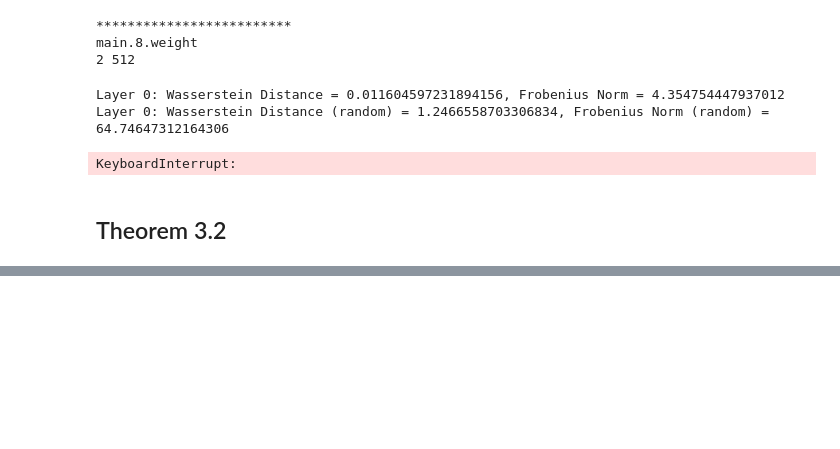
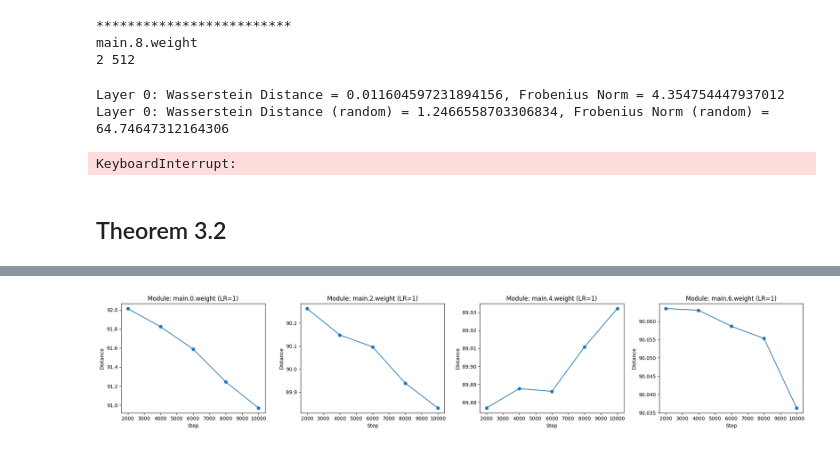
Before and after one commit to jkdxg8837/Diffusion_One, a Jupyter notebook: theorem_veri.ipynb, the cells around one changed output, grey strips where cells are left out. Drawn from its saved outputs; the diff is of its cells as text; code cells hidden in the pictures; blank space fills up the shorter version.

```diff
--- a/theorem_veri.ipynb
+++ b/theorem_veri.ipynb
@@ -429,0 +317,88 @@ plt.show()
+# %%
+from peft import LoraConfig, get_peft_model, PeftModel, PeftConfig
+# checkpoint_steps = [1999,7999,13999,19999]
+vf_lora_reinit = MLP(input_dim=2, time_dim=1, hidden_dim=hidden_dim).to(device)
+lora_config = LoraConfig(
+    r=8,
+    lora_alpha=16,
+    target_modules=["main.0", "main.2", "main.4", "main.6"],  # target Linear layers in MLP
+    init_lora_weights="gaussian",
+)
+vf_lora_reinit = get_peft_model(vf_lora_reinit, lora_config)
+# print(vf.state_dict()['base_model.model.main.8.lora_A.default.weight'].shape)
+
+gamma = 9
+with open(f'/home/u5649209/workspace/flow_matching/ckpts/raw_model_gradients/models_grads_step19999.pkl', 'rb') as f:
+    named_grad = pickle.load(f)
+_ = reinit_lora(vf_lora_reinit, gamma, named_grad)
+state_dict = vf_lora_reinit.state_dict()
+
+
+layer_num  = [0, 2, 4, 6]
+
+# Select modules for comparison
+module_list = ["main.0.weight", "main.0.bias", "main.2.weight", "main.2.bias",
+                   "main.4.weight", "main.4.bias", "main.6.weight", "main.6.bias",
+                #    "main.8.weight", "main.8.bias"
+                ]
+checkpoint_steps = [1999, 3999, 5999, 7999, 9999]
+
+
+
+
+
+distance_module_dict = {}
+# Calculate distance between original weights + lora_weights & trained weights
+for ckpt in checkpoint_steps:
+
+    weight_path = f'/home/u5649209/workspace/flow_matching/ckpts/weights/lora_weights_{ckpt+1}'
+    # Full model finetuned weights
+    # peft_config = PeftConfig.from_pretrained(weight_path)
+    vf_lora_compare = MLP(input_dim=2, time_dim=1, hidden_dim=hidden_dim).to(device)
+    vf_lora_compare = PeftModel.from_pretrained(vf_lora_compare, weight_path)
+
+    print(weight_path)
+    for i in range(4):
+        module = f'main.{layer_num[i]}.weight'
+        if 'bias' in module:
+            continue
+        compared_weights = loaded_weights[module].to(device)
+
+        loraB_weights = state_dict[f'base_model.model.main.{layer_num[i]}.lora_B.default.weight']
+        loraA_weights = state_dict[f'base_model.model.main.{layer_num[i]}.lora_A.default.weight']
+        lora_combined_weights = loraB_weights @ loraA_weights
+
+        # Load lora_combined weights for the compare model
+        loraB_weights_compare = vf_lora_compare.state_dict()[f'base_model.model.main.{layer_num[i]}.lora_B.default.weight']
+        loraA_weights_compare = vf_lora_compare.state_dict()[f'base_model.model.main.{layer_num[i]}.lora_A.default.weight']
+        lora_combined_weights_compare = loraB_weights_compare @ loraA_weights_compare
+
+        # distance = torch.norm(after_optimization_weights - weights).item()
+        # distance = wasserstein_distance(after_optimization_weights.cpu().numpy().flatten(), weights.cpu().numpy().flatten())
+        dot_product = np.dot(lora_combined_weights_compare.flatten().cpu().numpy(), lora_combined_weights.flatten().cpu().numpy())
+        norm_after = np.linalg.norm(lora_combined_weights_compare.flatten().cpu().numpy())
+        norm_weights = np.linalg.norm(lora_combined_weights.flatten().cpu().numpy())
+        distance = np.arccos(np.clip(dot_product / (norm_after * norm_weights), -1.0, 1.0)) / np.pi * 180
+        # Print the step, module, learning rate, and distance
+        # print(f"Step: {step}, Module: {module}, LR: {lr}, Distance: {distance}")
+        print(f"Step: {ckpt}, Module: {module}, LR: {lr}, Distance: {distance}")
+        distance_module_dict[(ckpt, module, 1)] = distance
+
+# Plot distance vs step for learning rate = 1
+lr_fixed = 1
+modules = [m for m in module_list if 'bias' not in m]
+fig, axs = plt.subplots(1, len(modules), figsize=(5 * len(modules), 4))
+if len(modules) == 1:
+    axs = [axs]
+for idx, module in enumerate(modules):
+    steps = checkpoint_steps
+    distances = [distance_module_dict[(step, module, lr_fixed)] for step in steps]
+    axs[idx].plot(steps, distances, marker='o')
+    axs[idx].set_xlabel("Step")
+    axs[idx].set_ylabel("Distance")
+    axs[idx].set_title(f"Module: {module} (LR={lr_fixed})")
+print(distance_module_dict[(1999, 'main.0.weight', 1)])
+plt.tight_layout()
+plt.savefig("distance_vs_step_lr1.png")
+plt.show()
+# %% [output]
@@ -429,0 +422 @@ plt.show()
+[figure, added]
```
Also changed, not shown: parts of 6 cells of this notebook, 7 other files.
